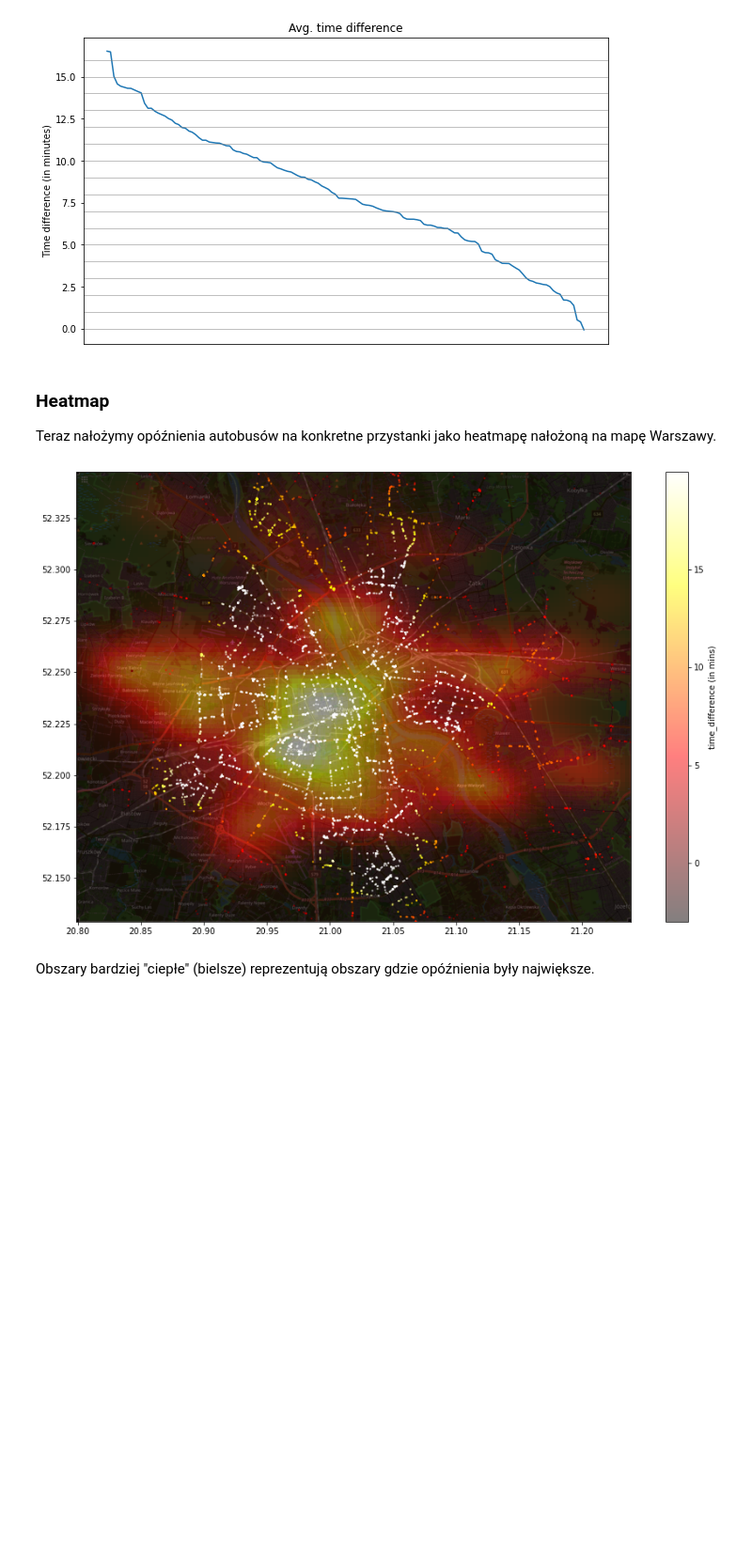
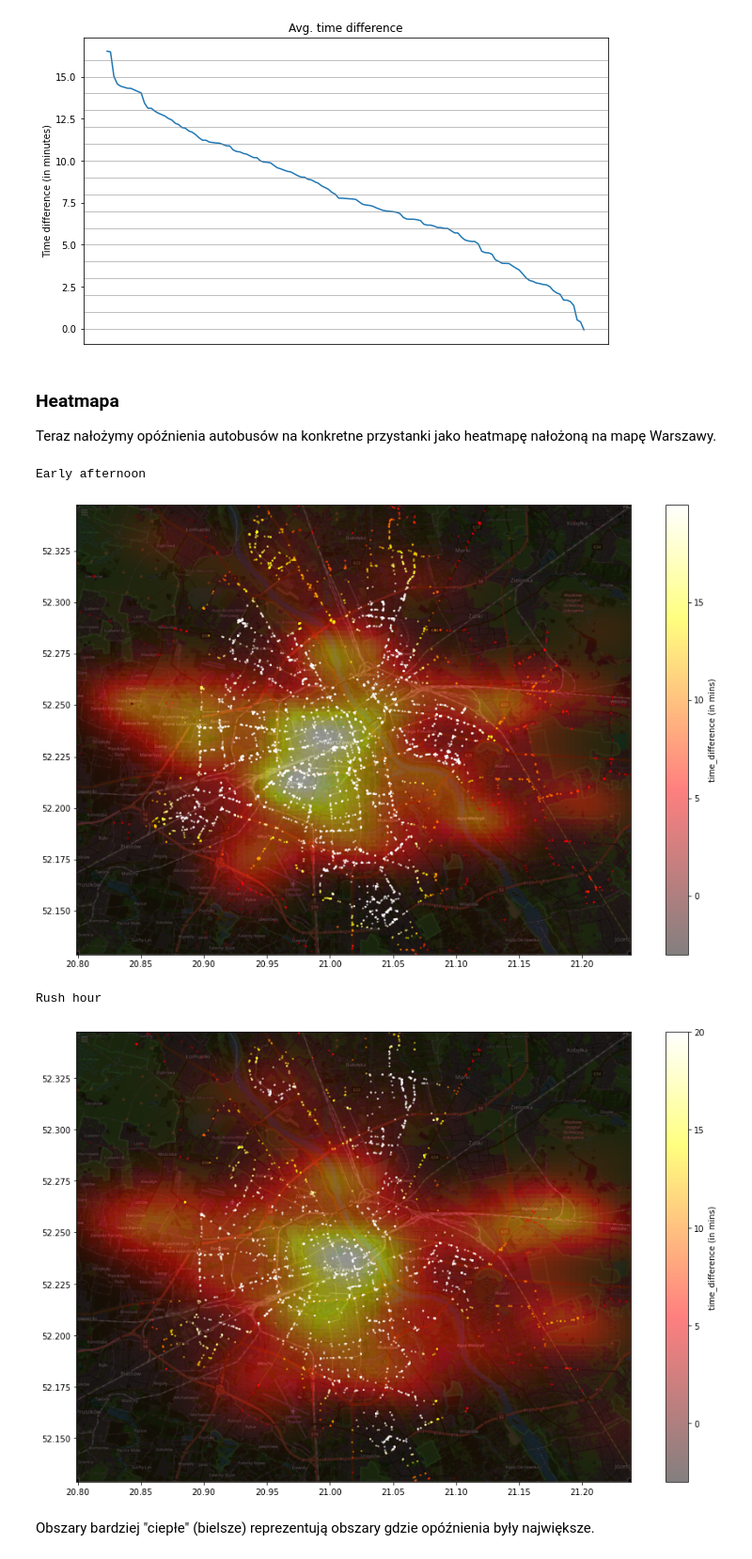
Before and after one commit to szwedkarol/Python_WTP, a Jupyter notebook: Data_analysis_notebook.ipynb, the cells around one changed output. Shown at 94% size. Cells and saved outputs as stored; diff of their text form; code cells hidden in the pictures; blank space fills up the shorter version.

```diff
--- a/Data_analysis_notebook.ipynb
+++ b/Data_analysis_notebook.ipynb
@@ -392,7 +525,7 @@ In early afternoon
 In rush hour
 [figure]
 # %% [markdown]
-### Heatmap
+### Heatmapa
 
 Teraz nałożymy opóźnienia autobusów na konkretne przystanki jako heatmapę nałożoną na mapę Warszawy.
 # %%
@@ -449,11 +582,19 @@ def plot_heatmap_on_map(bus_arrival, map_image_path, lat_bounds, lon_bounds):
 # %%
 warsaw_map_img = "WAW_MAP.png"
 latitude_span = (52.1289, 52.3473)
 longitude_span = (20.7992, 21.2386)
 
-# Plot as heat map the delay for each record in the dataset on real world map
+# Plot as heat map the delay for each record in the dataset on real world map - early afternoon
+print("Early afternoon")
 plot_heatmap_on_map(bus_punctuality_df, warsaw_map_img, latitude_span, longitude_span)
+
+# Plot as heat map the delay for each record in the dataset on real world map - rush hour
+print("Rush hour")
+plot_heatmap_on_map(bus_punctuality_rush_df, warsaw_map_img, latitude_span, longitude_span)
 # %% [output]
+Early afternoon
 [figure]
+Rush hour
+[figure, added]
 # %% [markdown]
 Obszary bardziej "ciepłe" (bielsze) reprezentują obszary gdzie opóźnienia były największe.
```
Also changed, not shown: parts of 18 cells of this notebook, 4 other files.
